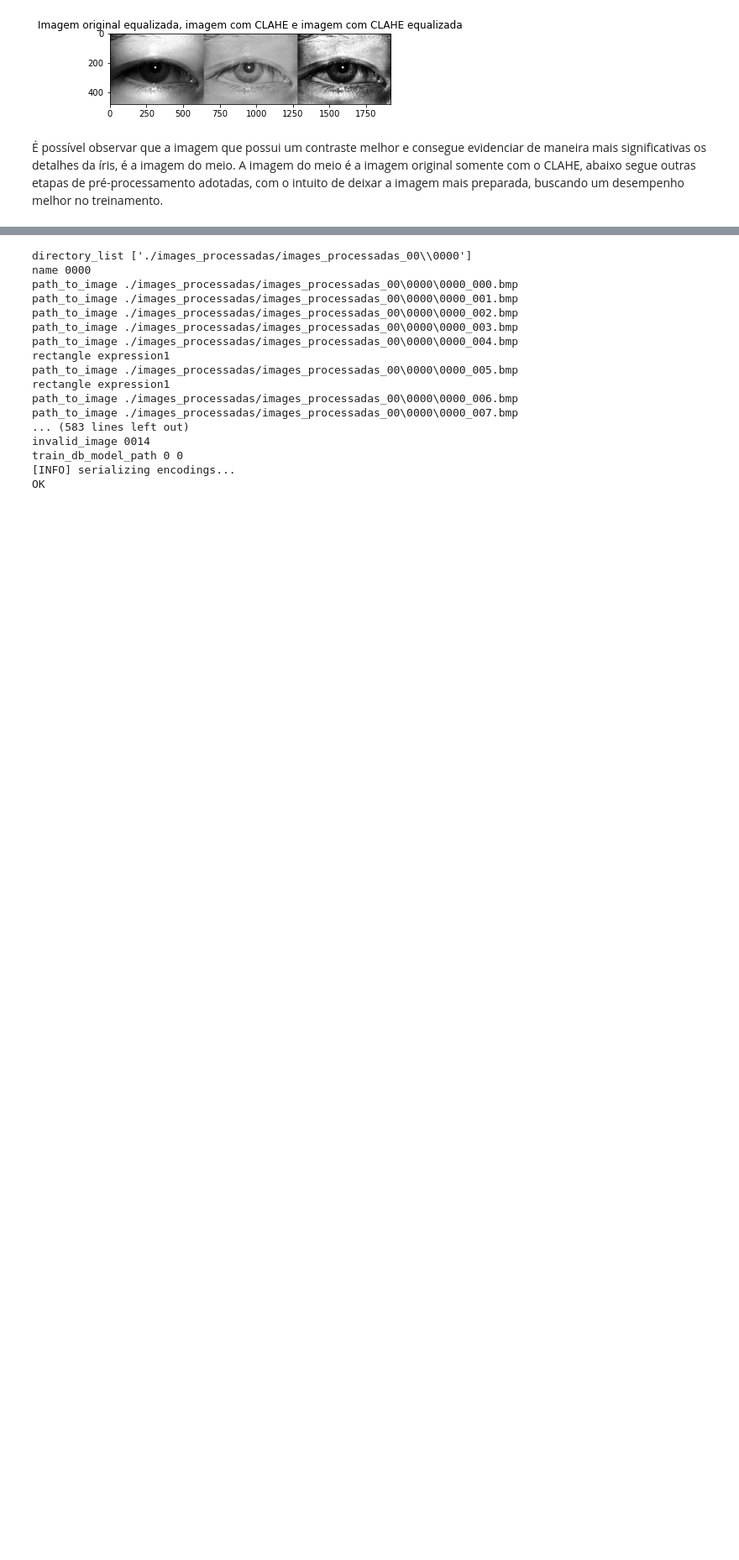
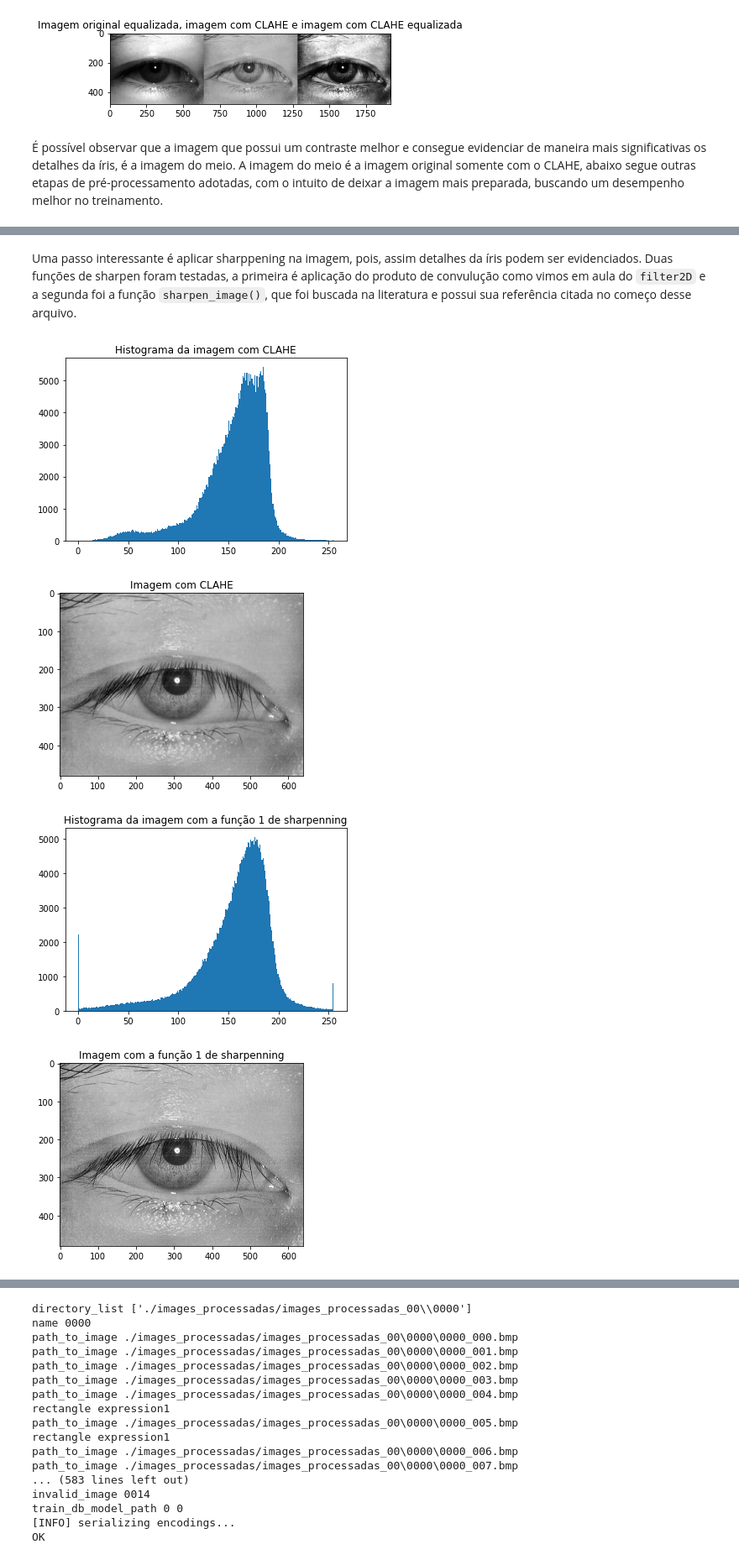
Before and after one commit to thalials/iris-recognition-visao-comp, a Jupyter notebook: proj1_reconhecimento_de_iris.ipynb, the cells around one changed output, grey strips where cells are left out. Shown at 84% size. Saved outputs shown, nothing was run; the diff lists cells and outputs as text; code cells hidden in the pictures; blank space fills up the shorter version.

```diff
--- a/proj1_reconhecimento_de_iris.ipynb
+++ b/proj1_reconhecimento_de_iris.ipynb
@@ -125,0 +128,36 @@ plt.show()
+# %% [markdown]
+Uma passo interessante é aplicar sharppening na imagem, pois, assim detalhes da íris podem ser evidenciados. Duas funções de sharpen foram testadas, a primeira é aplicação do produto de convulução como vimos em aula do `filter2D` e a segunda foi a função `sharpen_image()`, que foi buscada na literatura e possui sua referência citada no começo desse arquivo.
+# %%
+kernel = np.array([[0, -1, 0],
+                   [-1, 5,-1],
+                   [0, -1, 0]])
+
+imgs_1 = cv2.filter2D(cl_img, -1, kernel)
+
+imgs_2 = sharpen_image(cl_img)
+
+plt.hist(cl_img.ravel(),bins=255,range=[0,255])
+plt.title('Histograma da imagem com CLAHE')
+plt.show()
+plt.imshow(cl_img, 'gray')
+plt.title('Imagem com CLAHE')
+plt.show()
+
+plt.hist(imgs_1.ravel(),bins=255,range=[0,255])
+plt.title('Histograma da imagem com a função 1 de sharpenning')
+plt.show()
+plt.imshow(imgs_1, 'gray')
+plt.title('Imagem com a função 1 de sharpenning')
+plt.show()
+
+plt.hist(imgs_2.ravel(),bins=255,range=[0,255])
+plt.title('Histograma da imagem com a função 2 de sharpenning')
+plt.show()
+plt.imshow(imgs_2, 'gray')
+plt.title('Imagem com a função 2 de sharpenning')
+plt.show()
+# %% [output]
+[figure, added]
+[figure, added]
+[figure, added]
+[figure, added]
```
Also changed, not shown: parts of 7 cells of this notebook.
